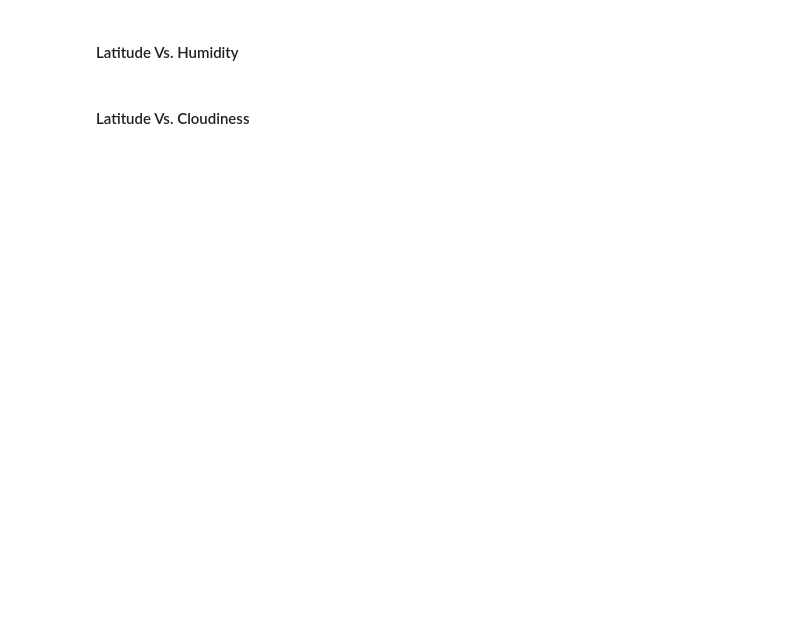
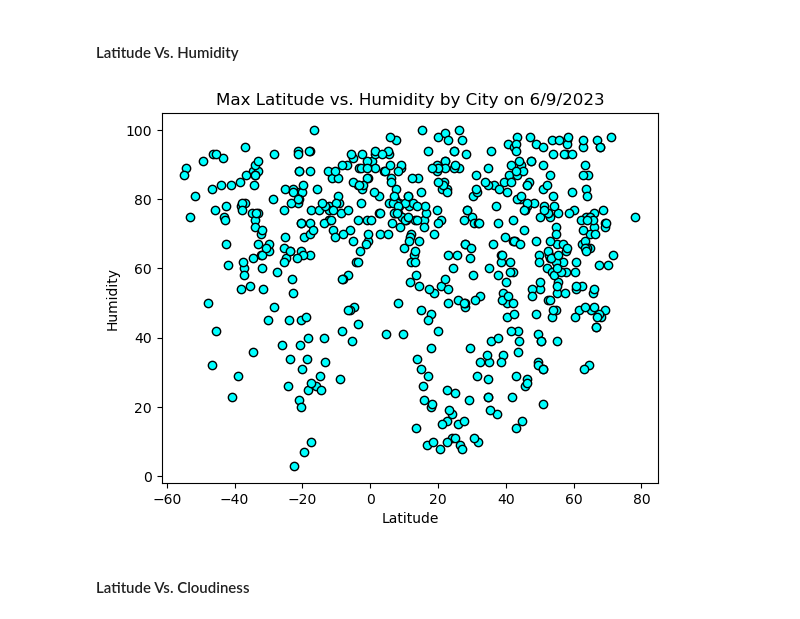
Before and after one commit to EBPaz/python-API-challenge, a Jupyter notebook: WeatherPy/starter_code/WeatherPy.ipynb, the cells around one changed output. Saved outputs shown, nothing was run; the diff lists cells and outputs as text; code cells hidden in the pictures; blank space fills up the shorter version.

```diff
--- a/WeatherPy/starter_code/WeatherPy.ipynb
+++ b/WeatherPy/starter_code/WeatherPy.ipynb
@@ -198,16 +210,22 @@ plt.show()
 #### Latitude Vs. Humidity
 # %%
 # Build the scatter plots for latitude vs. humidity
-# YOUR CODE HERE
+x_values = city_data_df["Lat"].astype("float")
+y_values = city_data_df["Humidity"].astype("float")
+plt.scatter(x_values, y_values, color = "cyan", edgecolors = "black")
 
 # Incorporate the other graph properties
-# YOUR CODE HERE
+plt.xlabel('Latitude')
+plt.ylabel('Humidity')
+plt.title("Max Latitude vs. Humidity by City on 6/9/2023")
 
 # Save the figure
-plt.savefig("output_data/Fig2.png")
+plt.savefig(r'C:\Homework\python-API-challenge\WeatherPy\output_data\Fig2.png')
 
 # Show plot
 plt.show()
+# %% [output]
+[figure, added]
 # %% [markdown]
 #### Latitude Vs. Cloudiness
 # %%
```
Also changed, not shown: parts of 7 cells of this notebook, 5 other files.
